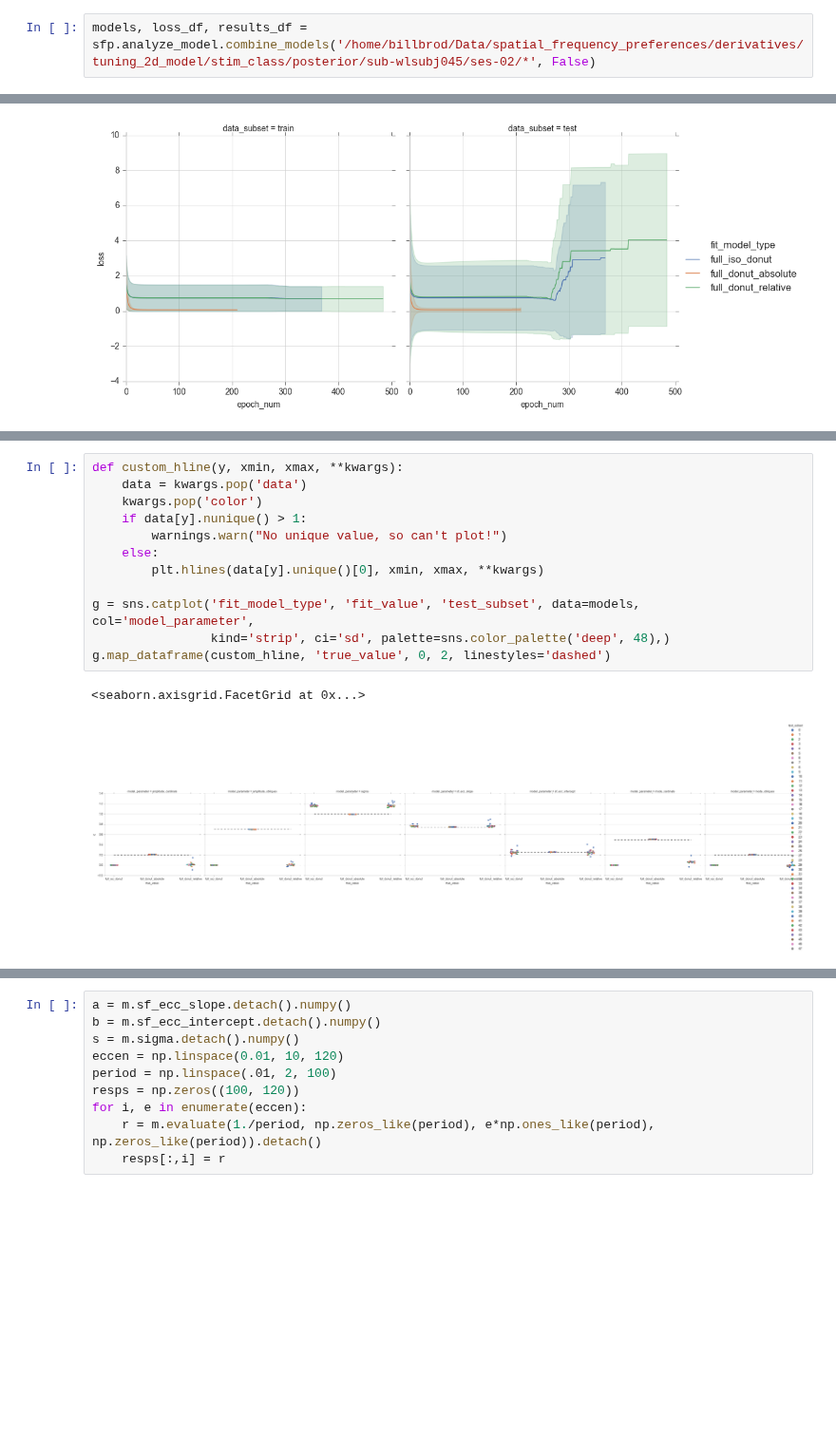
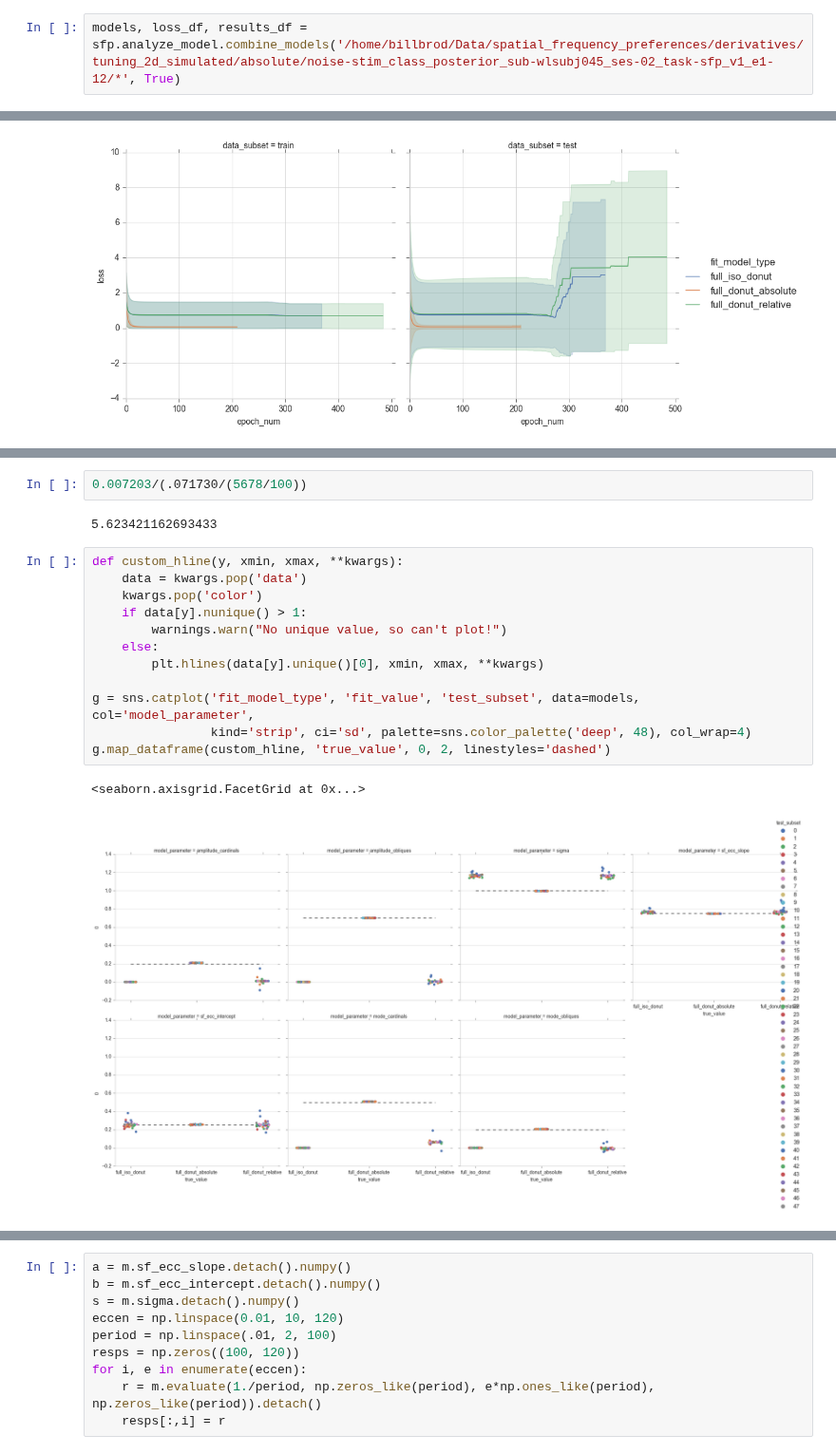
Before and after one commit to billbrod/spatial-frequency-preferences, a Jupyter notebook: notebooks/05-Model.ipynb, the cells around one changed output, grey strips where cells are left out. Shown at 95% size. Cells and saved outputs as stored; diff of their text form; blank space fills up the shorter version.

```diff
--- a/notebooks/05-Model.ipynb
+++ b/notebooks/05-Model.ipynb
@@ -422,2 +296,2 @@ Name: loss, dtype: float64
 # %%
-models, loss_df, results_df = sfp.analyze_model.combine_models('/home/billbrod/Data/spatial_frequency_preferences/derivatives/tuning_2d_model/stim_class/posterior/sub-wlsubj045/ses-02/*', False)
+models, loss_df, results_df = sfp.analyze_model.combine_models('/home/billbrod/Data/spatial_frequency_preferences/derivatives/tuning_2d_simulated/absolute/noise-stim_class_posterior_sub-wlsubj045_ses-02_task-sfp_v1_e1-12/*', True)
@@ -431,18 +321,22 @@ g = sns.relplot('epoch_num', 'loss', 'fit_model_type', data=loss_df, col='data_s
+# %%
+0.007203/(.071730/(5678/100))
+# %% [output]
+5.623421162693433
 # %%
 def custom_hline(y, xmin, xmax, **kwargs):
     data = kwargs.pop('data')
     kwargs.pop('color')
     if data[y].nunique() > 1:
         warnings.warn("No unique value, so can't plot!")
     else:
         plt.hlines(data[y].unique()[0], xmin, xmax, **kwargs)
 
 g = sns.catplot('fit_model_type', 'fit_value', 'test_subset', data=models, col='model_parameter',
-                kind='strip', ci='sd', palette=sns.color_palette('deep', 48),)
+                kind='strip', ci='sd', palette=sns.color_palette('deep', 48), col_wrap=4)
 g.map_dataframe(custom_hline, 'true_value', 0, 2, linestyles='dashed')
 # %% [output]
 <seaborn.axisgrid.FacetGrid at 0x...>
-[figure, old version]
+[figure, new version]
 # %%
 eccen = np.linspace(.01, 10, 120)
 plt.plot(eccen, m.preferred_period(0,eccen, 0).detach().numpy())
```
Also changed, not shown: parts of 49 cells of this notebook, 1 other file.
